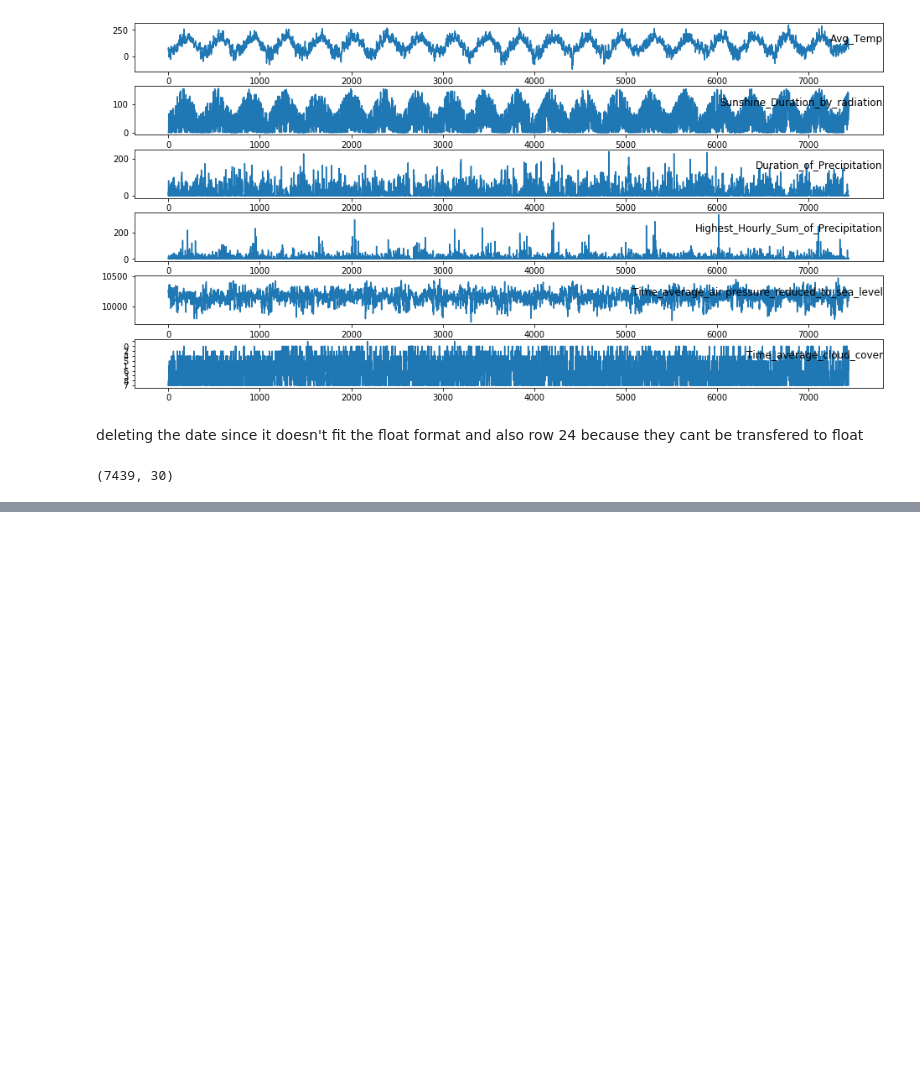
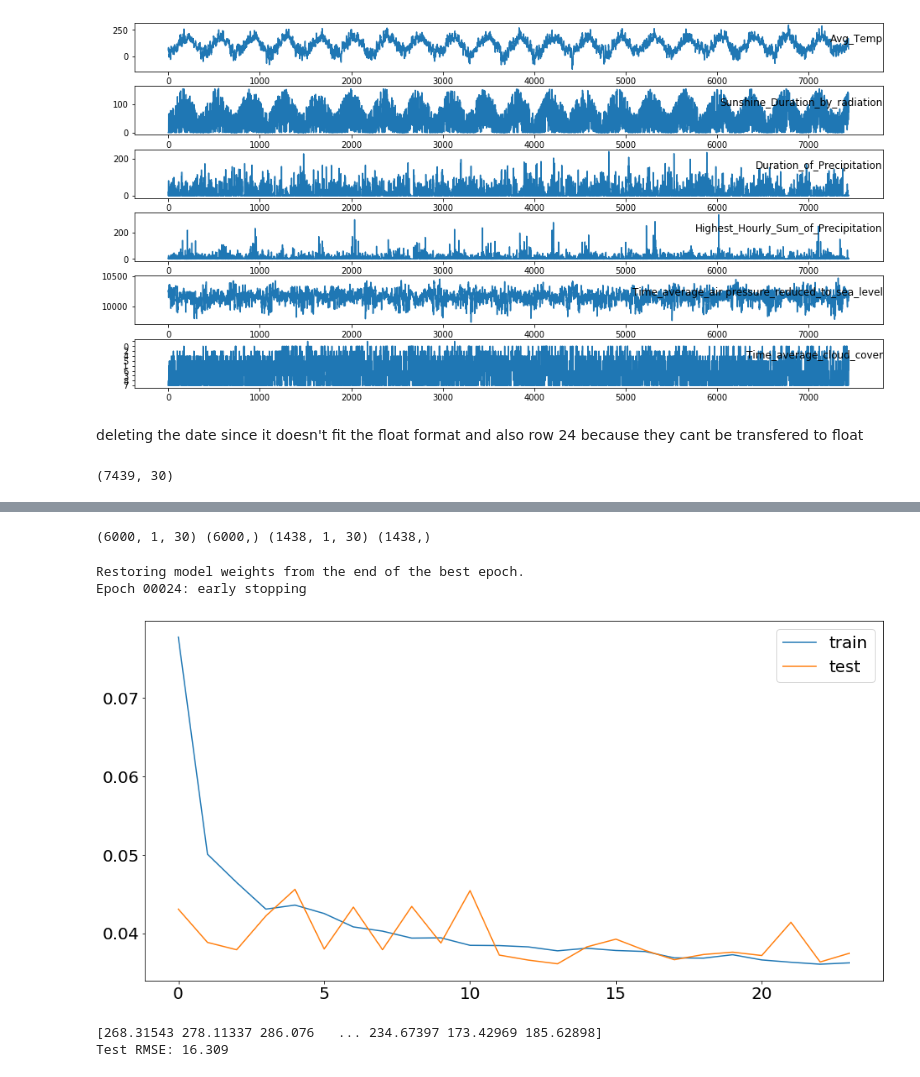
Before and after one commit to LawrenceFulton/NNProject, a Jupyter notebook: notebooks/LSTM.ipynb, the cells around one changed output, grey strips where cells are left out. Drawn from its saved outputs; the diff is of its cells as text; code cells hidden in the pictures; blank space fills up the shorter version.

```diff
--- a/notebooks/LSTM.ipynb
+++ b/notebooks/LSTM.ipynb
@@ -62,0 +95,77 @@ values.shape
+# %%
+# split int# defines the amount of days as training
+# total amount of days minus the training days will be test dataseto train and test sets
+values = reframed.values
+n_train_days = 6000
+train = values[:n_train_days, :]
+test = values[n_train_days:, :]
+
+
+# split into input and outputs
+# In train and test the last colum includes the output, this has to be removed and added to the test/train_Y
+train_y = train[:,-1]
+train_X = np.delete(train,-1,1)
+
+test_y = test[:,-1]
+test_X = np.delete(test,-1,1)
+
+
+# reshape input to be 3D [samples, timesteps, features]
+train_X = train_X.reshape((train_X.shape[0], 1, train_X.shape[1]))
+test_X = test_X.reshape((test_X.shape[0], 1, test_X.shape[1]))
+print(train_X.shape, train_y.shape, test_X.shape, test_y.shape)
+# %% [output]
+(6000, 1, 30) (6000,) (1438, 1, 30) (1438,)
+# %%
+# design network
+from tensorflow.keras.layers import Dropout
+
+
+model = Sequential()
+model.add(LSTM(64, input_shape=(train_X.shape[1], train_X.shape[2])))
+model.add(Dropout(0.2))
+
+model.add(Dense(32))
+model.add(Dense(1))
+model.compile(loss='mae', optimizer='adam')
+
+monitor = EarlyStopping(monitor='val_loss', min_delta=1e-3, patience=10,
+                        verbose=1, mode='auto', restore_best_weights=True)
+
+# fit network
+history = model.fit(train_X, train_y, epochs=100, callbacks=[monitor],
+                    validation_data=(test_X, test_y), verbose=0, batch_size=32)
+# plot history
+pyplot.figure(figsize=(16,8))       # Increase the size of the plot
+pyplot.plot(history.history['loss'], label='train')
+pyplot.plot(history.history['val_loss'], label='test')
+pyplot.legend()
+pyplot.show()
+# %% [output]
+Restoring model weights from the end of the best epoch.
+Epoch 00024: early stopping
+[figure, added]
+# %%
+# make a prediction
+yhat = model.predict(test_X)
+test_X_new = test_X.reshape((test_X.shape[0], test_X.shape[2]))
+
+inv_yhat = np.concatenate((yhat, test_X_new[:, 1:]), axis=1)
+inv_yhat = scaler.inverse_transform(inv_yhat)
+inv_yhat = inv_yhat[:,0]
+# invert scaling for actual
+test_y_new = test_y.reshape((len(test_y), 1))
+inv_y = np.concatenate((test_y_new, test_X_new[:, 1:]), axis=1)
+inv_y = scaler.inverse_transform(inv_y)
+inv_y = inv_y[:,0]
+# calculate RMSE
+
+
+print(inv_yhat)
+
+
+rmse = sqrt(mean_squared_error(inv_y, inv_yhat))
+print('Test RMSE: %.3f' % rmse)
+# %% [output]
+[268.31543 278.11337 286.076   ... 234.67397 173.42969 185.62898]
+Test RMSE: 16.309
```
Also changed, not shown: parts of 24 cells of this notebook.
